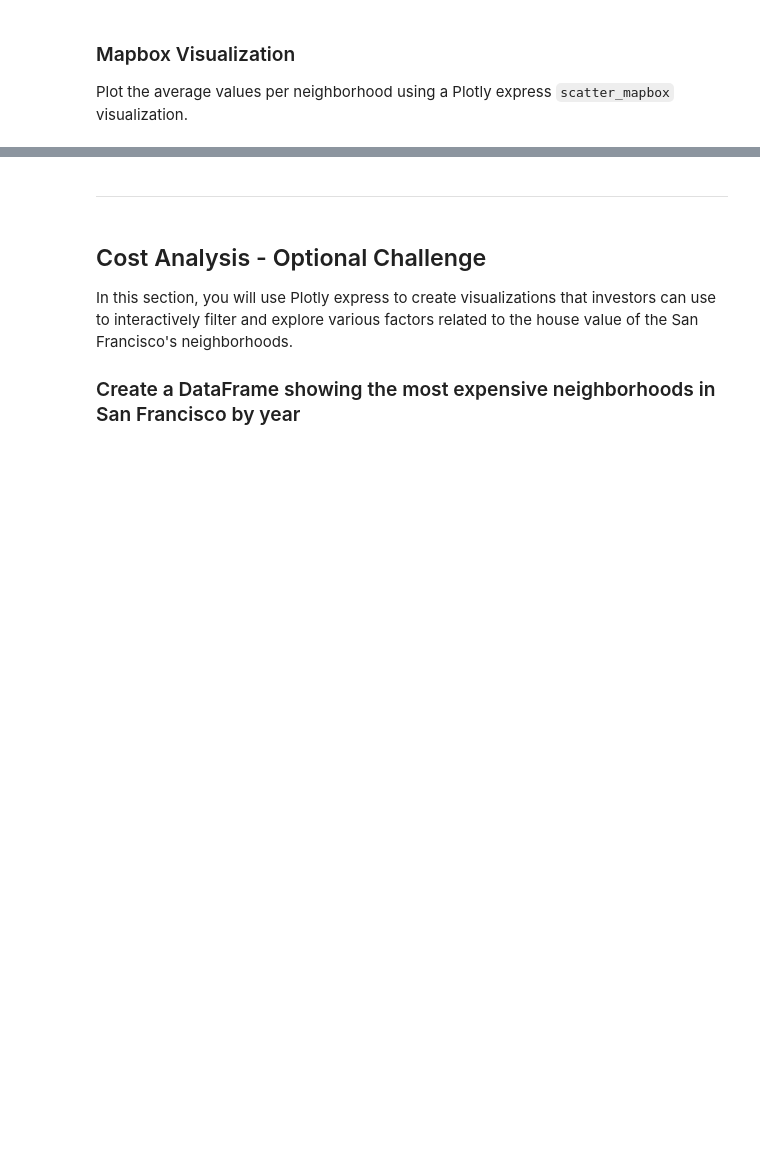
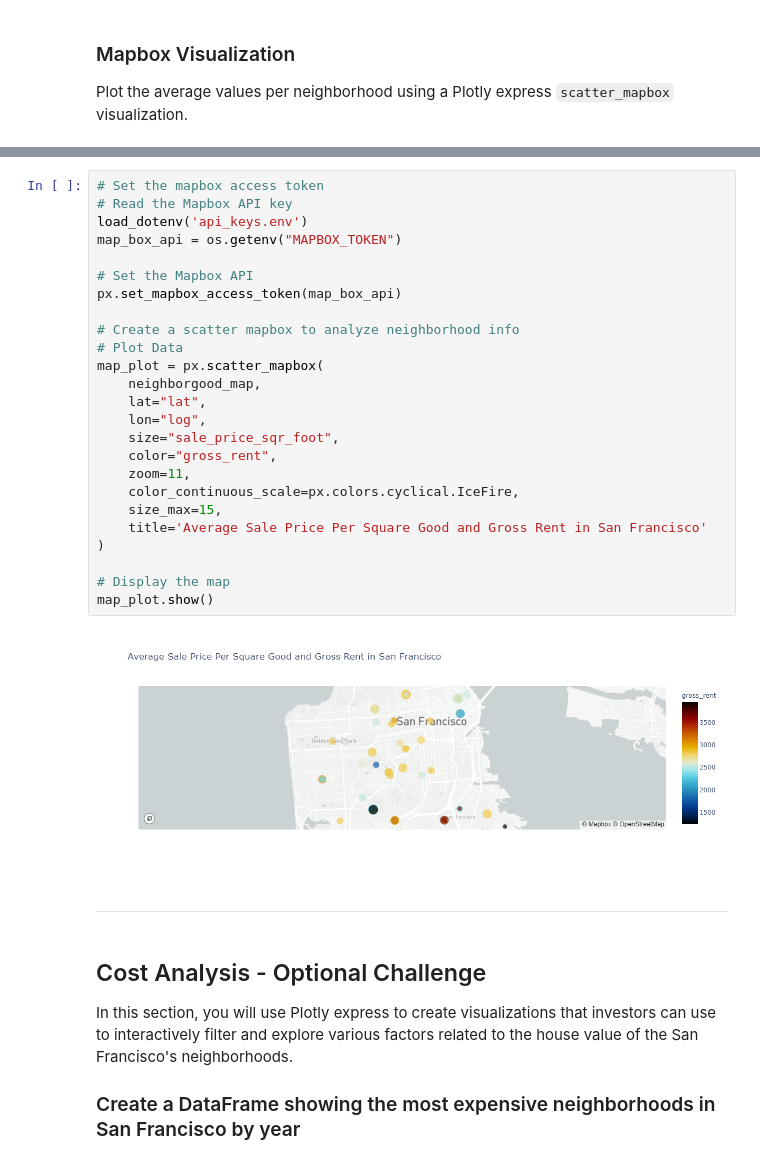
Before and after one commit to wchance/pyviz-homework, a Jupyter notebook: rental_analysis.ipynb, the cells around one changed output, grey strips where cells are left out. Cells and saved outputs as stored; diff of their text form; blank space fills up the shorter version.

Commit message:
Started work on mapbox

```diff
--- a/rental_analysis.ipynb
+++ b/rental_analysis.ipynb
@@ -259,3 +289,30 @@ Plot the average values per neighborhood using a Plotly express `scatter_mapbox`
+# %%
+# Set the mapbox access token
+# Read the Mapbox API key
+load_dotenv('api_keys.env')
+map_box_api = os.getenv("MAPBOX_TOKEN")
+
+# Set the Mapbox API
+px.set_mapbox_access_token(map_box_api)
+
+# Create a scatter mapbox to analyze neighborhood info
+# Plot Data
+map_plot = px.scatter_mapbox(
+    neighborgood_map,
+    lat="lat",
+    lon="log",
+    size="sale_price_sqr_foot",
+    color="gross_rent",
+    zoom=11,
+    color_continuous_scale=px.colors.cyclical.IceFire,
+    size_max=15,
+    title='Average Sale Price Per Square Good and Gross Rent in San Francisco'
+)
+
+# Display the map
+map_plot.show()
+# %% [output]
+[figure, added]
 # %% [markdown]
 - - -
 # %% [markdown]
```
Also changed, not shown: parts of 12 cells of this notebook.
